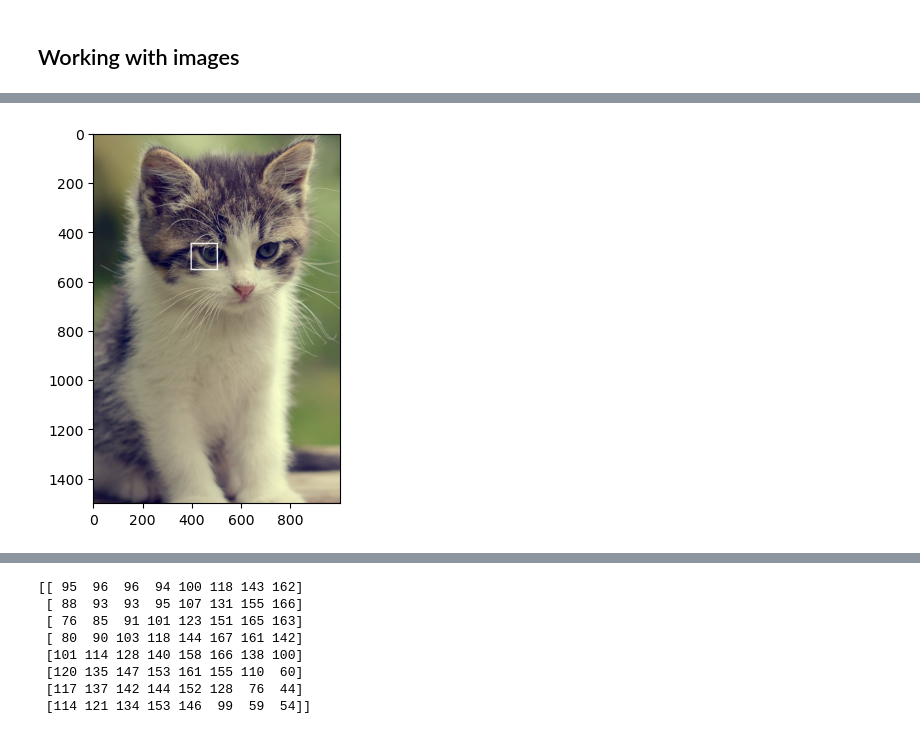
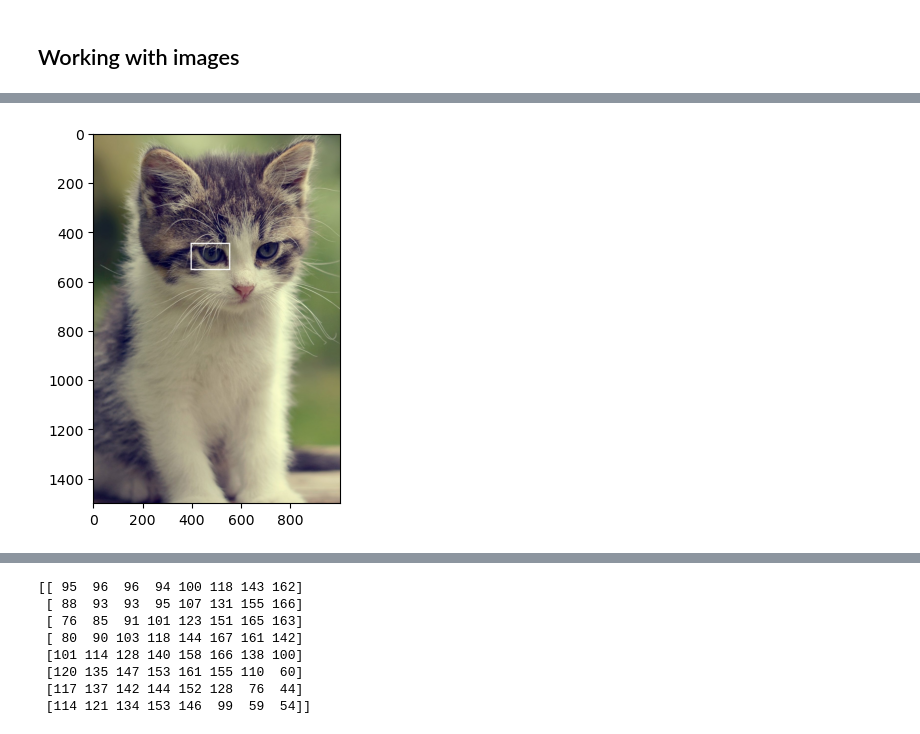
Before and after one commit to dosirrah/CSCI632_25F_MachineLearning, a Jupyter notebook: lecture03-04/CSCI632_25F_Working_With_Images.ipynb, the cells around one changed output, grey strips where cells are left out. Drawn from its saved outputs; the diff is of its cells as text; code cells hidden in the pictures.

```diff
--- a/lecture03-04/CSCI632_25F_Working_With_Images.ipynb
+++ b/lecture03-04/CSCI632_25F_Working_With_Images.ipynb
@@ -20,12 +20,12 @@ plt.imshow(cropped_img)
 # %%
 # drop crop rectangle, but move it outward by five pixels in each
 # dimension to allow room for the drawn border.
-crop_eye = (400-5, 450-5, 500+5, 550+5) # in cropped image's coordinate system
+crop_eye = (400-5, 450-5, 550+5, 550+5) # in cropped image's coordinate system
 draw = ImageDraw.Draw(cropped_img)
 draw.rectangle(crop_eye, outline="white", width=5)  # Draw a white rectangle out
 
 plt.imshow(cropped_img)
 plt.show()
 # %% [output]
-[figure, old version]
+[figure, new version]
 # %%
```
Also changed, not shown: parts of 2 cells of this notebook.
